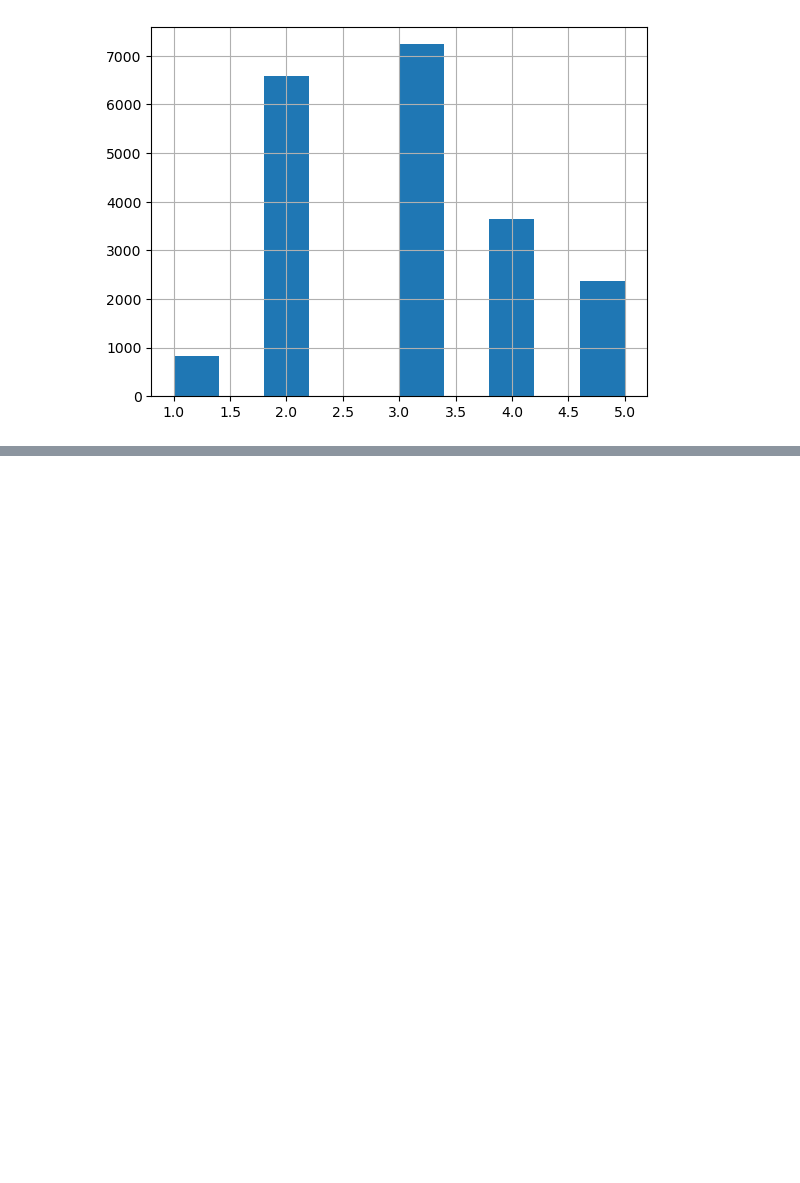
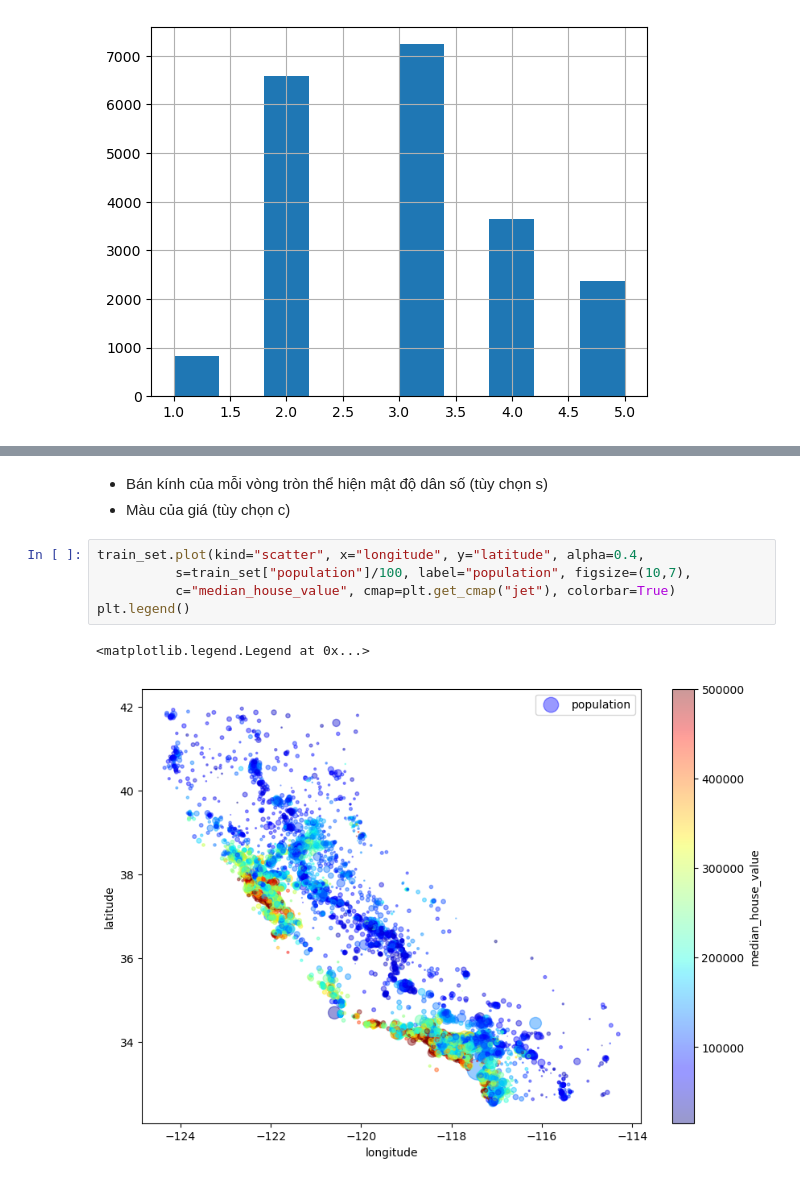
Before and after one commit to vuongle-vigo/Hands-On-Machine-Learning-Lab, a Jupyter notebook: Chapter 2. End-to-End Ma.ipynb, the cells around one changed output, grey strips where cells are left out. Cells and saved outputs as stored; diff of their text form; blank space fills up the shorter version.

```diff
--- a/Chapter 2. End-to-End Ma.ipynb
+++ b/Chapter 2. End-to-End Ma.ipynb
@@ -127,0 +174,11 @@ housing["income_cat"].hist()
+# %% [markdown]
+- Bán kính của mỗi vòng tròn thể hiện mật độ dân số (tùy chọn s)
+- Màu của giá (tùy chọn c)
+# %%
+train_set.plot(kind="scatter", x="longitude", y="latitude", alpha=0.4,
+          s=train_set["population"]/100, label="population", figsize=(10,7),
+          c="median_house_value", cmap=plt.get_cmap("jet"), colorbar=True)
+plt.legend()
+# %% [output]
+<matplotlib.legend.Legend at 0x...>
+[figure, added]
```
Also changed, not shown: parts of 25 cells of this notebook, 1 other file.
